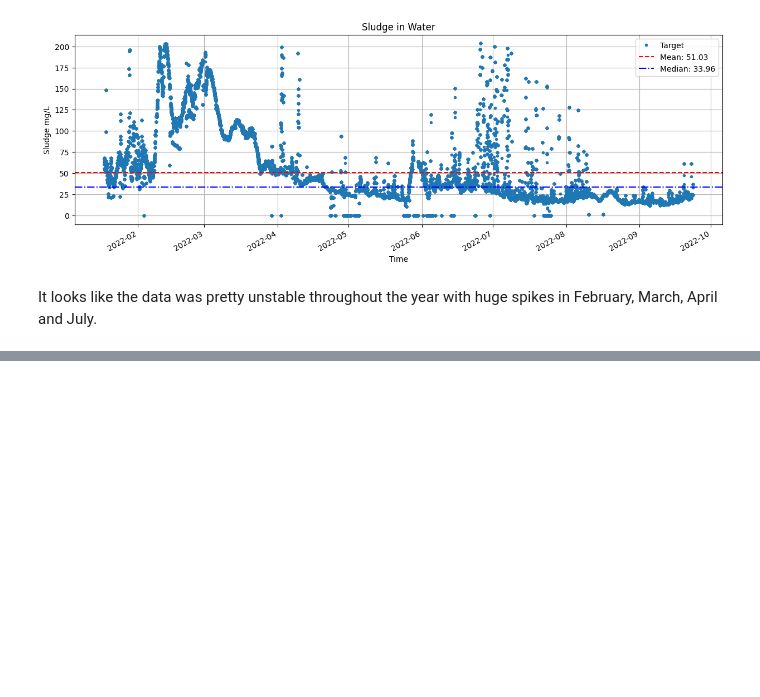
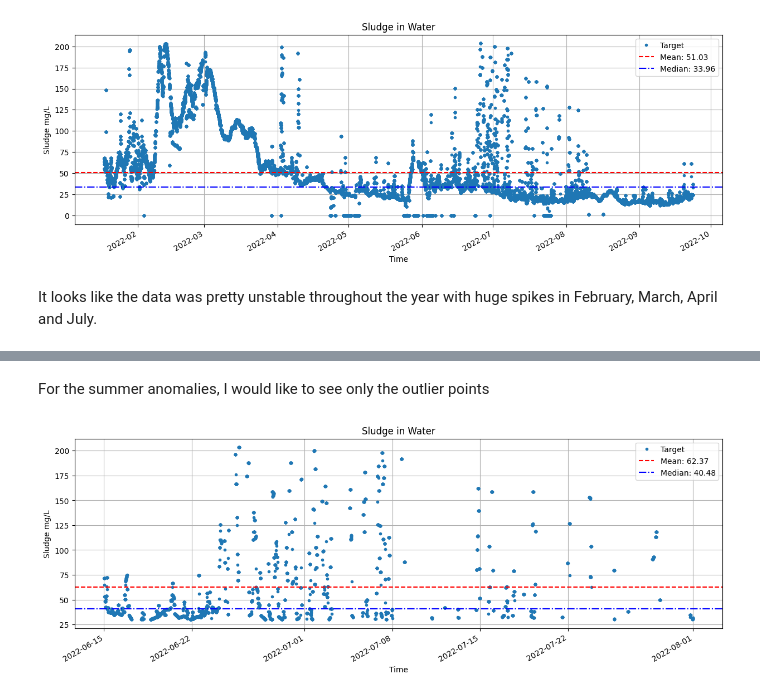
Before and after one commit to fibleep/sludge-water-plant, a Jupyter notebook: water_plants.ipynb, the cells around one changed output, grey strips where cells are left out. Cells and saved outputs as stored; diff of their text form; code cells hidden in the pictures; blank space fills up the shorter version.

```diff
--- a/water_plants.ipynb
+++ b/water_plants.ipynb
@@ -171,0 +255,7 @@ It looks like the data was pretty unstable throughout the year with huge spikes
+# %% [markdown]
+For the summer anomalies, I would like to see only the outlier points
+# %%
+summer_anomalies = summer_anomalies[summer_anomalies['Target']> 30]
+plot_target(summer_anomalies)
+# %% [output]
+[figure, added]
```
Also changed, not shown: parts of 11 cells of this notebook.
